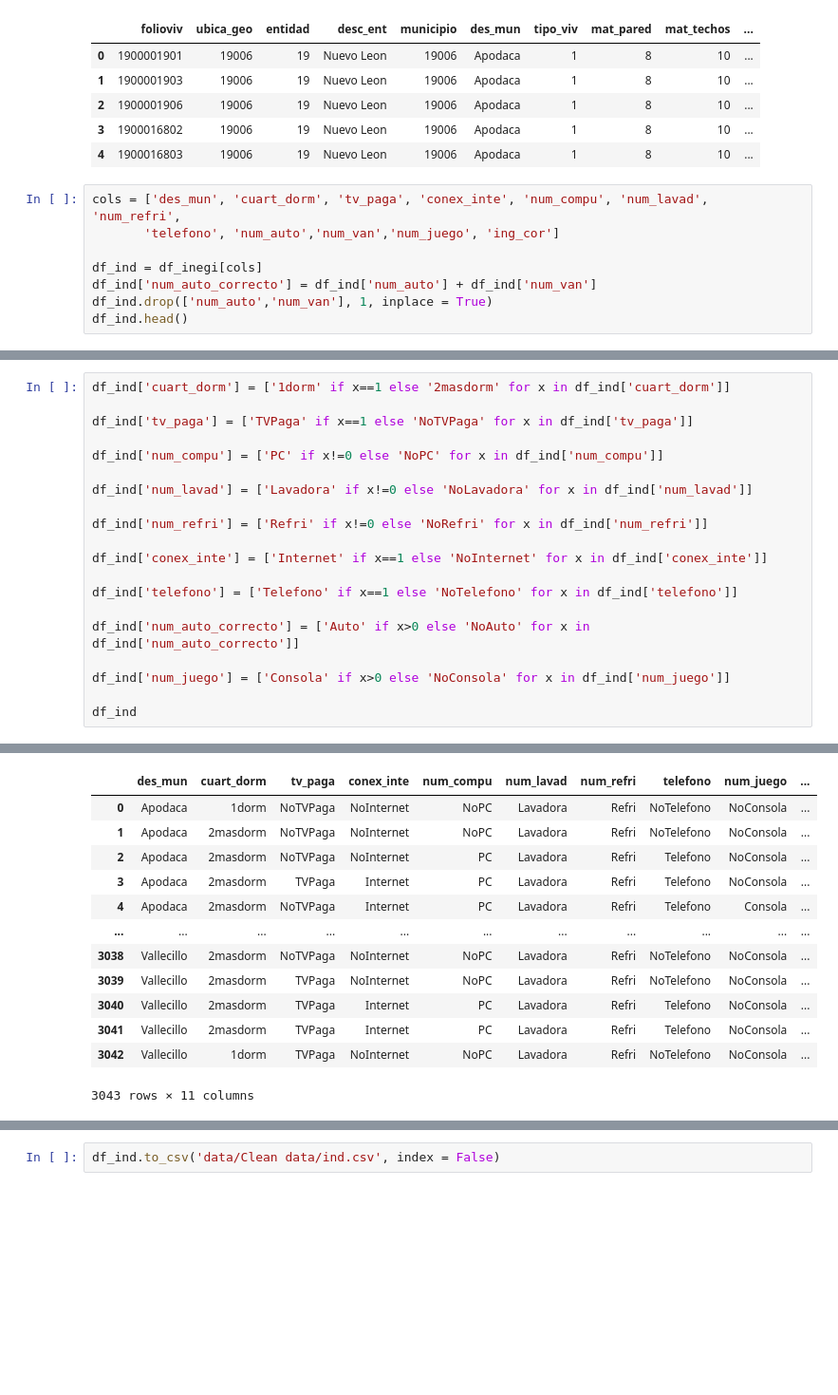
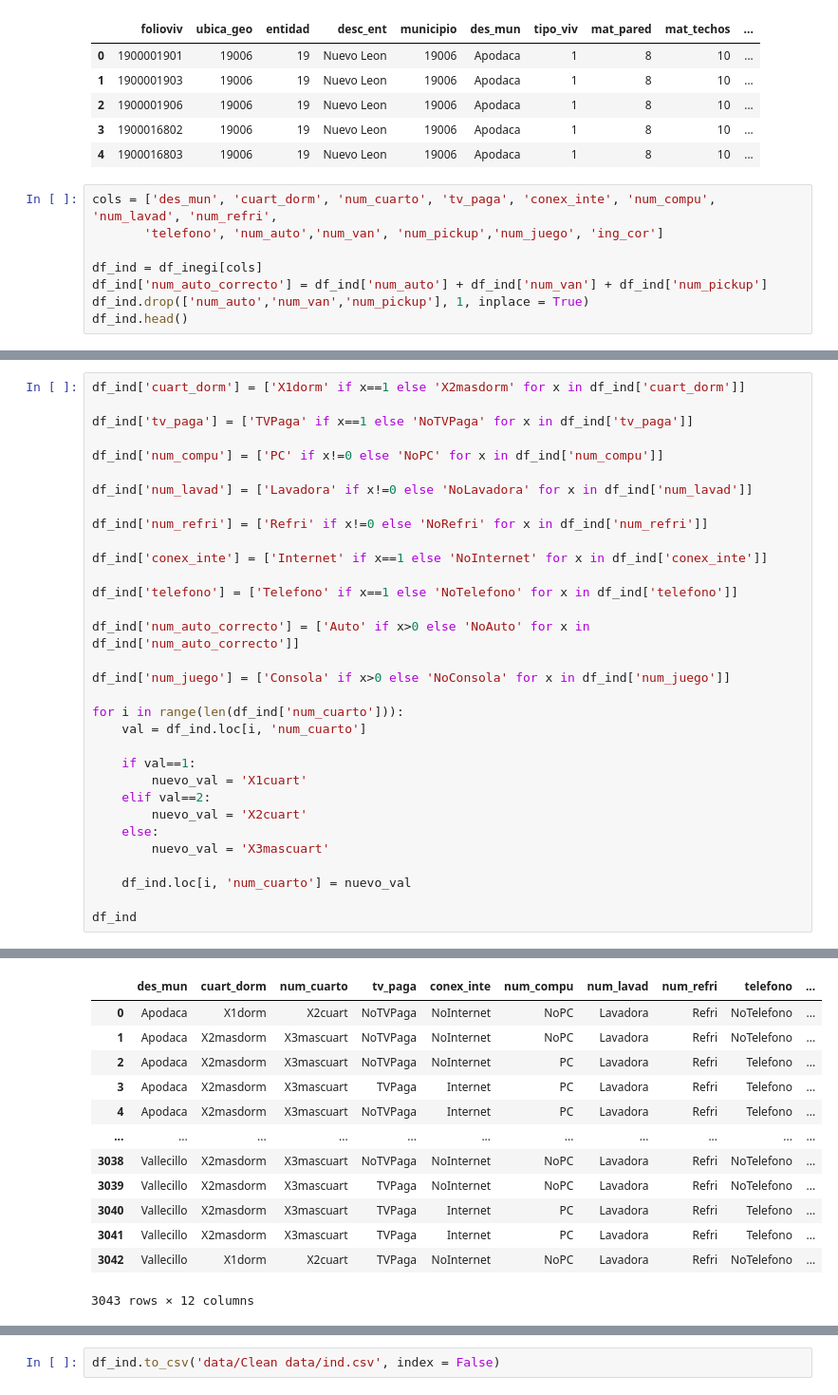
Before and after one commit to juanantoniomschz/itesm_segregacion, a Jupyter notebook: notebooks/limpieza_enigh.ipynb, the cells around one changed output, grey strips where cells are left out. Shown at 95% size. Cells and saved outputs as stored; diff of their text form; blank space fills up the shorter version.

```diff
--- a/notebooks/limpieza_enigh.ipynb
+++ b/notebooks/limpieza_enigh.ipynb
@@ -106,12 +106,12 @@ df_inegi.head()
 | 3 | 1900016802 | 19006 | 19 | Nuevo Leon | 19006 | Apodaca | 1 | 8 | 10 | ... |
 | 4 | 1900016803 | 19006 | 19 | Nuevo Leon | 19006 | Apodaca | 1 | 8 | 10 | ... |
 # %%
-cols = ['des_mun', 'cuart_dorm', 'tv_paga', 'conex_inte', 'num_compu', 'num_lavad', 'num_refri',
-       'telefono', 'num_auto','num_van','num_juego', 'ing_cor']
+cols = ['des_mun', 'cuart_dorm', 'num_cuarto', 'tv_paga', 'conex_inte', 'num_compu', 'num_lavad', 'num_refri',
+       'telefono', 'num_auto','num_van', 'num_pickup','num_juego', 'ing_cor']
 
 df_ind = df_inegi[cols]
-df_ind['num_auto_correcto'] = df_ind['num_auto'] + df_ind['num_van']
-df_ind.drop(['num_auto','num_van'], 1, inplace = True)
+df_ind['num_auto_correcto'] = df_ind['num_auto'] + df_ind['num_van'] + df_ind['num_pickup']
+df_ind.drop(['num_auto','num_van','num_pickup'], 1, inplace = True)
 df_ind.head()
 # %% [output]
 A value is trying to be set on a copy of a slice from a DataFrame.
@@ -144,5 +144,5 @@ df_ind.describe()
 # %%
-df_ind['cuart_dorm'] = ['1dorm' if x==1 else '2masdorm' for x in df_ind['cuart_dorm']]
+df_ind['cuart_dorm'] = ['X1dorm' if x==1 else 'X2masdorm' for x in df_ind['cuart_dorm']]
 
 df_ind['tv_paga'] = ['TVPaga' if x==1 else 'NoTVPaga' for x in df_ind['tv_paga']]
 
@@ -160,6 +160,18 @@ df_ind['num_auto_correcto'] = ['Auto' if x>0 else 'NoAuto' for x in df_ind['num_
 
 df_ind['num_juego'] = ['Consola' if x>0 else 'NoConsola' for x in df_ind['num_juego']]
 
+for i in range(len(df_ind['num_cuarto'])):
+    val = df_ind.loc[i, 'num_cuarto']
+
+    if val==1:
+        nuevo_val = 'X1cuart'
+    elif val==2:
+        nuevo_val = 'X2cuart'
+    else:
+        nuevo_val = 'X3mascuart'
+
+    df_ind.loc[i, 'num_cuarto'] = nuevo_val
+
 df_ind
 # %% [output]
 A value is trying to be set on a copy of a slice from a DataFrame.
@@ -182,13 +194,13 @@ See the caveats in the documentation: https://pandas.pydata.org/pandas-docs/stab
-|  | des_mun | cuart_dorm | tv_paga | conex_inte | num_compu | num_lavad | num_refri | telefono | num_juego | ... |
-| 0 | Apodaca | 1dorm | NoTVPaga | NoInternet | NoPC | Lavadora | Refri | NoTelefono | NoConsola | ... |
-| 1 | Apodaca | 2masdorm | NoTVPaga | NoInternet | NoPC | Lavadora | Refri | NoTelefono | NoConsola | ... |
-| 2 | Apodaca | 2masdorm | NoTVPaga | NoInternet | PC | Lavadora | Refri | Telefono | NoConsola | ... |
-| 3 | Apodaca | 2masdorm | TVPaga | Internet | PC | Lavadora | Refri | Telefono | NoConsola | ... |
-| 4 | Apodaca | 2masdorm | NoTVPaga | Internet | PC | Lavadora | Refri | Telefono | Consola | ... |
+|  | des_mun | cuart_dorm | num_cuarto | tv_paga | conex_inte | num_compu | num_lavad | num_refri | telefono | ... |
+| 0 | Apodaca | X1dorm | X2cuart | NoTVPaga | NoInternet | NoPC | Lavadora | Refri | NoTelefono | ... |
+| 1 | Apodaca | X2masdorm | X3mascuart | NoTVPaga | NoInternet | NoPC | Lavadora | Refri | NoTelefono | ... |
+| 2 | Apodaca | X2masdorm | X3mascuart | NoTVPaga | NoInternet | PC | Lavadora | Refri | Telefono | ... |
+| 3 | Apodaca | X2masdorm | X3mascuart | TVPaga | Internet | PC | Lavadora | Refri | Telefono | ... |
+| 4 | Apodaca | X2masdorm | X3mascuart | NoTVPaga | Internet | PC | Lavadora | Refri | Telefono | ... |
 | ... | ... | ... | ... | ... | ... | ... | ... | ... | ... | ... |
-| 3038 | Vallecillo | 2masdorm | NoTVPaga | NoInternet | NoPC | Lavadora | Refri | NoTelefono | NoConsola | ... |
-| 3039 | Vallecillo | 2masdorm | TVPaga | NoInternet | NoPC | Lavadora | Refri | NoTelefono | NoConsola | ... |
-| 3040 | Vallecillo | 2masdorm | TVPaga | Internet | PC | Lavadora | Refri | Telefono | NoConsola | ... |
-| 3041 | Vallecillo | 2masdorm | TVPaga | Internet | PC | Lavadora | Refri | Telefono | NoConsola | ... |
-| 3042 | Vallecillo | 1dorm | TVPaga | NoInternet | NoPC | Lavadora | Refri | NoTelefono | NoConsola | ... |
+| 3038 | Vallecillo | X2masdorm | X3mascuart | NoTVPaga | NoInternet | NoPC | Lavadora | Refri | NoTelefono | ... |
+| 3039 | Vallecillo | X2masdorm | X3mascuart | TVPaga | NoInternet | NoPC | Lavadora | Refri | NoTelefono | ... |
+| 3040 | Vallecillo | X2masdorm | X3mascuart | TVPaga | Internet | PC | Lavadora | Refri | Telefono | ... |
+| 3041 | Vallecillo | X2masdorm | X3mascuart | TVPaga | Internet | PC | Lavadora | Refri | Telefono | ... |
+| 3042 | Vallecillo | X1dorm | X2cuart | TVPaga | NoInternet | NoPC | Lavadora | Refri | NoTelefono | ... |
-3043 rows × 11 columns
+3043 rows × 12 columns
```
Also changed, not shown: parts of 8 cells of this notebook, 9 other files.
